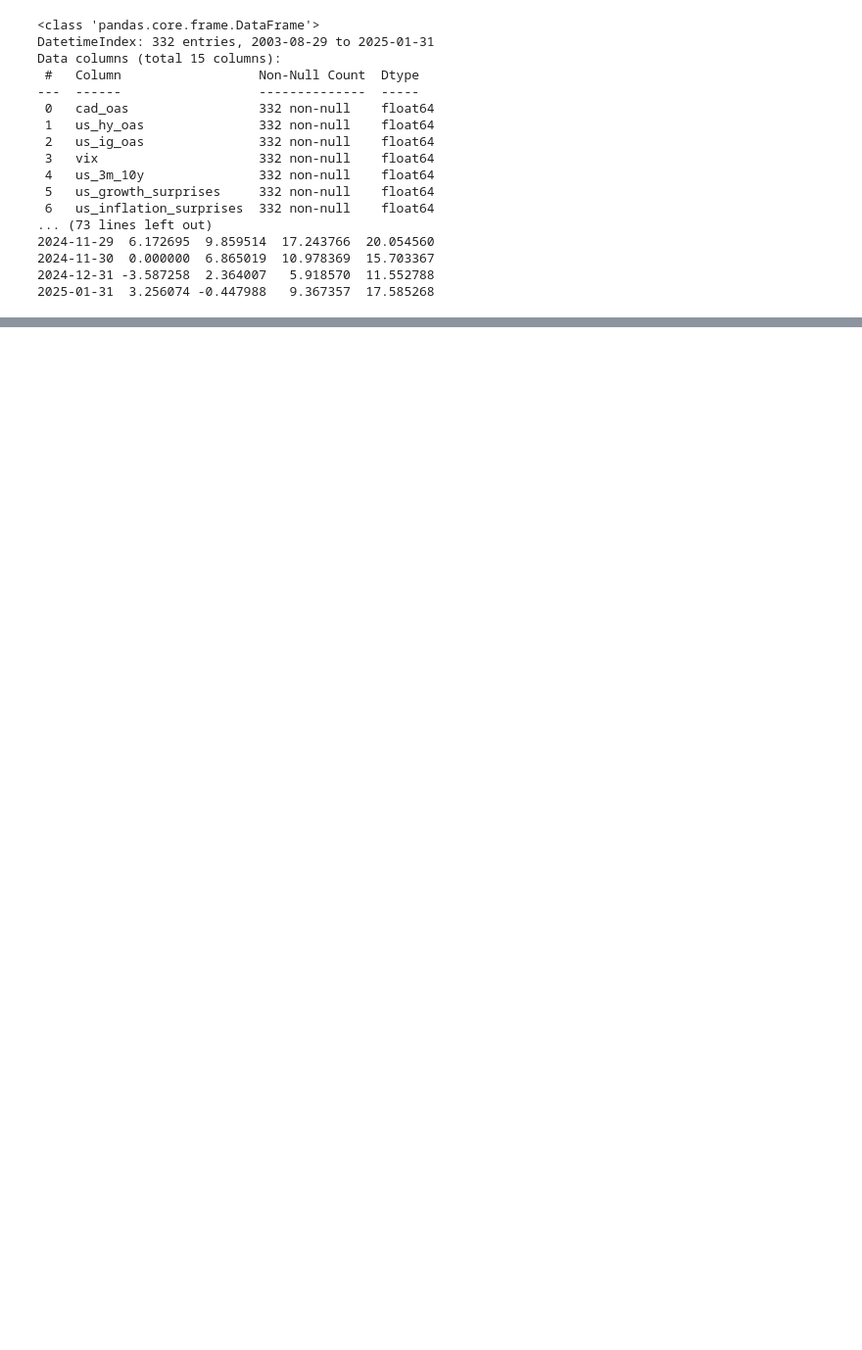
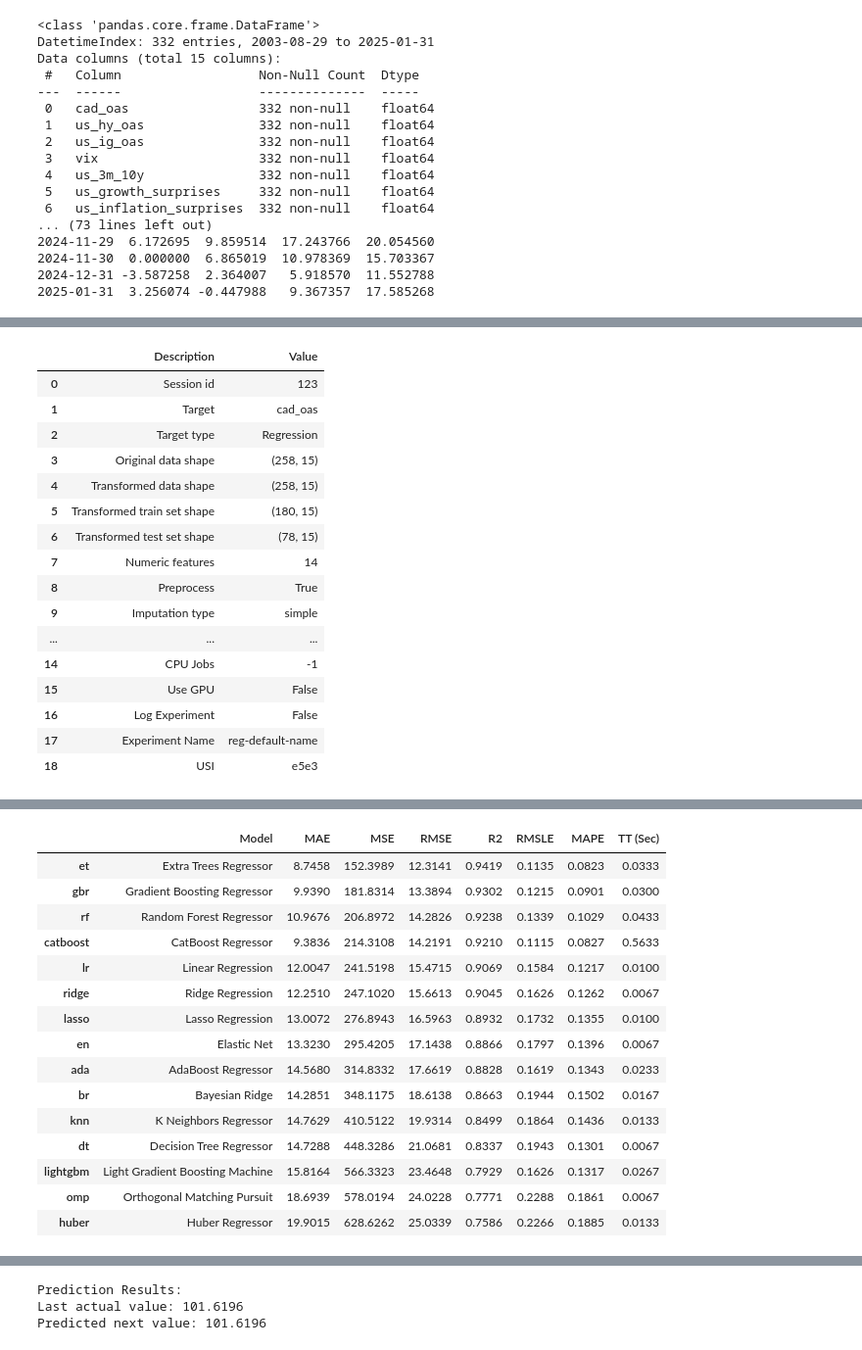
Before and after one commit to ewswlw/auto_ml, a Jupyter notebook: notebooks/regression_monthly_oas_pycaret .ipynb, the cells around one changed output, grey strips where cells are left out. Shown at 98% size. Cells and saved outputs as stored; diff of their text form; code cells hidden in the pictures; blank space fills up the shorter version.

```diff
--- a/notebooks/regression_monthly_oas_pycaret .ipynb
+++ b/notebooks/regression_monthly_oas_pycaret .ipynb
@@ -133,6 +133,12 @@ Data columns (total 15 columns):
 2024-12-31 -3.587258  2.364007   5.918570  11.552788
 2025-01-31  3.256074 -0.447988   9.367357  17.585268
 # %%
+import pandas as pd
+import logging
+import pickle
+import os
+from pycaret.regression import setup, compare_models, finalize_model, predict_model, pull
+
 # Configure logging
 logging.basicConfig(
     level=logging.INFO,
@@ -172,10 +178,10 @@ def load_and_prepare_data(file_path):
 
 def train_predict_model(data):
     """
-    Train a time series model and make predictions
+    Train a regression model and make predictions
 
     Args:
-        data: DataFrame with the time series data
+        data: DataFrame with the data
 
     Returns:
         tuple: (final_model, model_metrics)
@@ -185,10 +191,8 @@ def train_predict_model(data):
         s = setup(
             data=data,
             target='cad_oas',
-            fh=1,
             fold=3,
-            seasonal_period=12,
-            fold_strategy='expanding',
+            fold_strategy='kfold',  # Changed to kfold
             transform_target=None,
             session_id=123,
             verbose=True
@@ -196,15 +200,15 @@ def train_predict_model(data):
 
         # Include only the ML models we know work with our setup
         include = [
-            'lr_cds_dt', 'en_cds_dt', 'ridge_cds_dt', 'lasso_cds_dt', 'br_cds_dt',  # Linear models
-            'huber_cds_dt', 'omp_cds_dt', 'knn_cds_dt',  # Other regression models
-            'dt_cds_dt', 'rf_cds_dt', 'et_cds_dt', 'gbr_cds_dt',  # Tree models
-            'ada_cds_dt', 'lightgbm_cds_dt', 'catboost_cds_dt'  # Boosting models
+            'lr', 'en', 'ridge', 'lasso', 'br',  # Linear models
+            'huber', 'omp', 'knn',  # Other regression models
+            'dt', 'rf', 'et', 'gbr',  # Tree models
+            'ada', 'lightgbm', 'catboost'  # Boosting models
         ]
 
         # Compare models
         logging.info("Training and comparing models")
-        best_model = compare_models(sort='MASE', include=include)
+        best_model = compare_models(include=include)
 
         # Get model performance metrics
         logging.info("Getting model performance metrics")
@@ -219,7 +223,7 @@ def train_predict_model(data):
         logging.error(f"Error in model training/prediction: {str(e)}")
         raise
 
-def save_model_to_pkl(model, filename):
+def save_model_to_pkl(model, filename='regression_best_model.pkl'):
     """
     Save a trained model to a pickle file
 
@@ -262,7 +266,7 @@ def analyze_model_performance(model, data):
 
         # Make predictions
         logging.info("Making predictions")
-        predictions = predict_model(model, X=exog_data)
+        predictions = predict_model(model, data=exog_data)  # Changed to data=exog_data
 
         # Save predictions
         csv_path = 'csv_outputs/cad_oas_predictions.csv'
@@ -300,7 +304,7 @@ def main():
         model, metrics = train_predict_model(data)
 
         # Save the model to pickle file
-        save_model_to_pkl(model, 'best_model.pkl')
+        save_model_to_pkl(model, 'regression_best_model.pkl')
 
         # Analyze model performance
         analyze_model_performance(model, data)
@@ -319,0 +322,17 @@ if __name__ == "__main__":
+|  | Description | Value |
+| 0 | Session id | 123 |
+| 1 | Target | cad_oas |
+| 2 | Target type | Regression |
+| 3 | Original data shape | (258, 15) |
+| 4 | Transformed data shape | (258, 15) |
+| 5 | Transformed train set shape | (180, 15) |
+| 6 | Transformed test set shape | (78, 15) |
+| 7 | Numeric features | 14 |
+| 8 | Preprocess | True |
+| 9 | Imputation type | simple |
+| ... | ... | ... |
+| 14 | CPU Jobs | -1 |
+| 15 | Use GPU | False |
+| 16 | Log Experiment | False |
+| 17 | Experiment Name | reg-default-name |
+| 18 | USI | e5e3 |
@@ -320,0 +341,16 @@ TypeError: setup() got an unexpected keyword argument 'fh'
+|  | Model | MAE | MSE | RMSE | R2 | RMSLE | MAPE | TT (Sec) |
+| et | Extra Trees Regressor | 8.7458 | 152.3989 | 12.3141 | 0.9419 | 0.1135 | 0.0823 | 0.0333 |
+| gbr | Gradient Boosting Regressor | 9.9390 | 181.8314 | 13.3894 | 0.9302 | 0.1215 | 0.0901 | 0.0300 |
+| rf | Random Forest Regressor | 10.9676 | 206.8972 | 14.2826 | 0.9238 | 0.1339 | 0.1029 | 0.0433 |
+| catboost | CatBoost Regressor | 9.3836 | 214.3108 | 14.2191 | 0.9210 | 0.1115 | 0.0827 | 0.5633 |
+| lr | Linear Regression | 12.0047 | 241.5198 | 15.4715 | 0.9069 | 0.1584 | 0.1217 | 0.0100 |
+| ridge | Ridge Regression | 12.2510 | 247.1020 | 15.6613 | 0.9045 | 0.1626 | 0.1262 | 0.0067 |
+| lasso | Lasso Regression | 13.0072 | 276.8943 | 16.5963 | 0.8932 | 0.1732 | 0.1355 | 0.0100 |
+| en | Elastic Net | 13.3230 | 295.4205 | 17.1438 | 0.8866 | 0.1797 | 0.1396 | 0.0067 |
+| ada | AdaBoost Regressor | 14.5680 | 314.8332 | 17.6619 | 0.8828 | 0.1619 | 0.1343 | 0.0233 |
+| br | Bayesian Ridge | 14.2851 | 348.1175 | 18.6138 | 0.8663 | 0.1944 | 0.1502 | 0.0167 |
+| knn | K Neighbors Regressor | 14.7629 | 410.5122 | 19.9314 | 0.8499 | 0.1864 | 0.1436 | 0.0133 |
+| dt | Decision Tree Regressor | 14.7288 | 448.3286 | 21.0681 | 0.8337 | 0.1943 | 0.1301 | 0.0067 |
+| lightgbm | Light Gradient Boosting Machine | 15.8164 | 566.3323 | 23.4648 | 0.7929 | 0.1626 | 0.1317 | 0.0267 |
+| omp | Orthogonal Matching Pursuit | 18.6939 | 578.0194 | 24.0228 | 0.7771 | 0.2288 | 0.1861 | 0.0067 |
+| huber | Huber Regressor | 19.9015 | 628.6262 | 25.0339 | 0.7586 | 0.2266 | 0.1885 | 0.0133 |
@@ -320,0 +382,3 @@ TypeError: setup() got an unexpected keyword argument 'fh'
+Prediction Results:
+Last actual value: 101.6196
+Predicted next value: 101.6196
```
Also changed, not shown: parts of 5 cells of this notebook, 12 other files.
